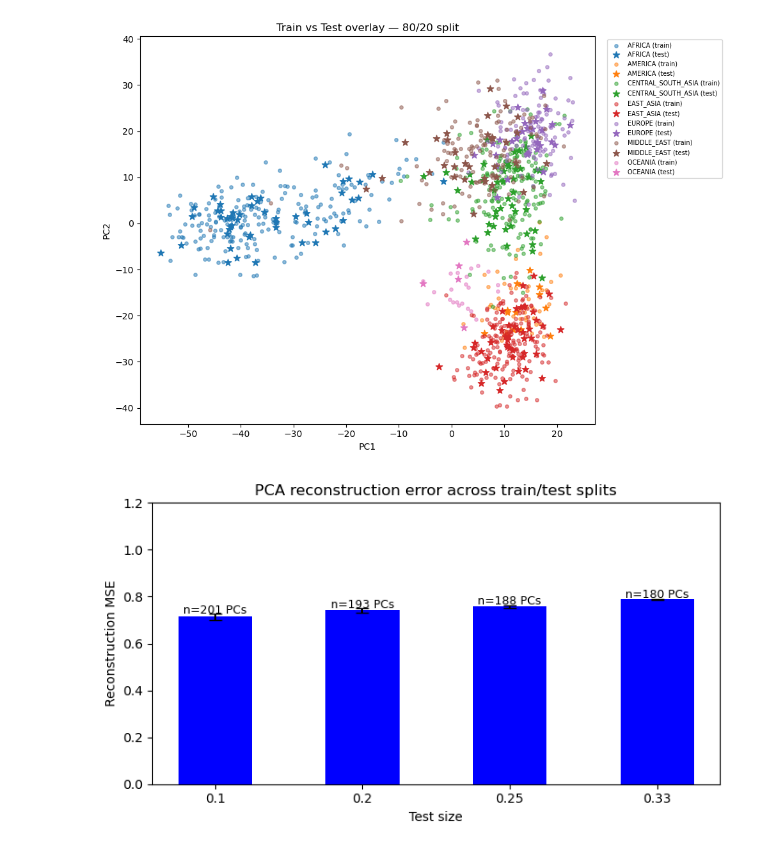
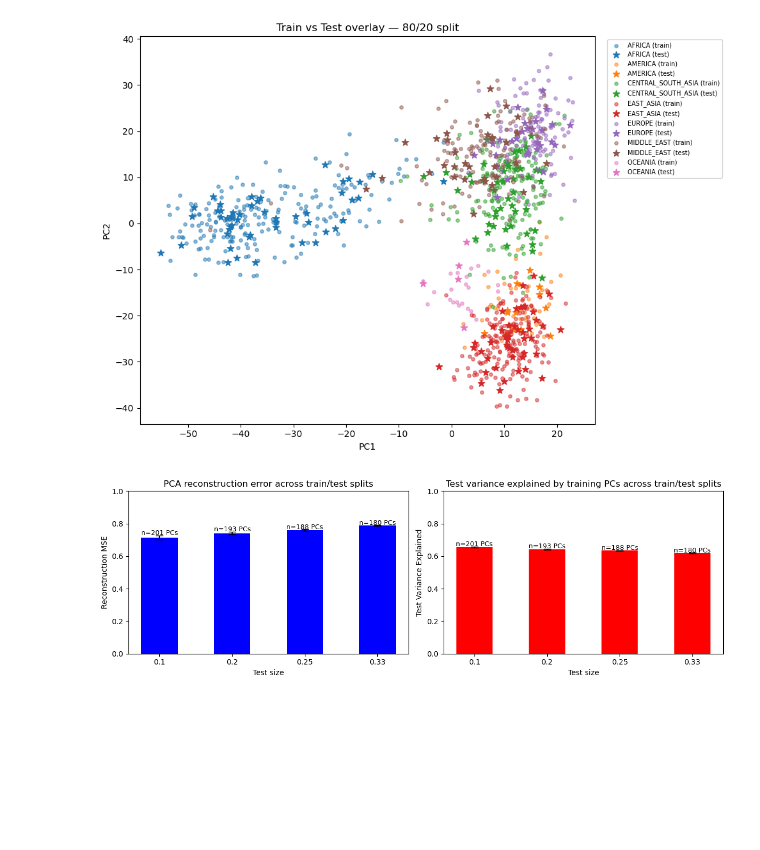
Before and after one commit to winch-jm/snp-pop-classification, a Jupyter notebook: notebooks/PCA_plots.ipynb, the cells around one changed output. Cells and saved outputs as stored; diff of their text form; code cells hidden in the pictures; blank space fills up the shorter version.

Commit message:
Added test variance explained by each split and kfold of training PC's

```diff
--- a/notebooks/PCA_plots.ipynb
+++ b/notebooks/PCA_plots.ipynb
@@ -123,21 +123,38 @@ plt.show()
 # %% [output]
 [figure]
 # %%
-# reconstruction error bar chart showing how well training PCs reconstruct held-out test samples
-# error bars show std across folds — wide bars signal instability across CV folds
-# gradual increase with test size expected; large jump signals instability
+# reconstruction error and test variance explained across train/test splits
+# error bars show std across folds
 
 cvResults = pd.read_csv("../data/pcaCV_results.csv")
 
-fig, ax = plt.subplots(figsize=(7, 4))
-ax.bar(cvResults["test_size"].astype(str), cvResults["avg_reconError"],yerr=cvResults["std_reconError"], capsize=5, color="blue", width=0.5)
-ax.set_xlabel("Test size")
-ax.set_ylabel("Reconstruction MSE")
-ax.set_title("PCA reconstruction error across train/test splits")
-ax.set_ylim(0, 1.2)
+fig, (ax1, ax2) = plt.subplots(1, 2, figsize=(12, 4))
+
+# reconstruction error bar per split chart
+ax1.bar(cvResults["test_size"].astype(str), cvResults["avg_reconError"],
+        yerr=cvResults["std_reconError"], capsize=5, color="blue", width=0.5)
+ax1.set_xlabel("Test size")
+ax1.set_ylabel("Reconstruction MSE")
+ax1.set_ylim([0, 1])
+ax1.set_title("PCA reconstruction error across train/test splits")
+
 for i, row in cvResults.iterrows():
-    ax.text(i, row["avg_reconError"] + row["std_reconError"] + 0.002, f'n={int(row["avg_nComponents"])} PCs', ha="center", fontsize=9)
+    ax1.text(i, row["avg_reconError"] + row["std_reconError"] + 0.002,
+             f'n={int(row["avg_nComponents"])} PCs', ha="center", fontsize=9)
+
+# test variance explained by training PCs per split chart
+ax2.bar(cvResults["test_size"].astype(str), cvResults["avg_testVarExplained"],
+        yerr=cvResults["std_testVarExplained"], capsize=5, color="red", width=0.5)
+ax2.set_xlabel("Test size")
+ax2.set_ylabel("Test Variance Explained")
+ax2.set_ylim([0, 1])
+ax2.set_title("Test variance explained by training PCs across train/test splits")
+
+for i, row in cvResults.iterrows():
+    ax2.text(i, row["avg_testVarExplained"] + row["std_testVarExplained"] + 0.002,
+             f'n={int(row["avg_nComponents"])} PCs', ha="center", fontsize=9)
+
 plt.tight_layout()
 plt.show()
 # %% [output]
-[figure, old version]
+[figure, new version]
```
Also changed, not shown: 2 other files.
